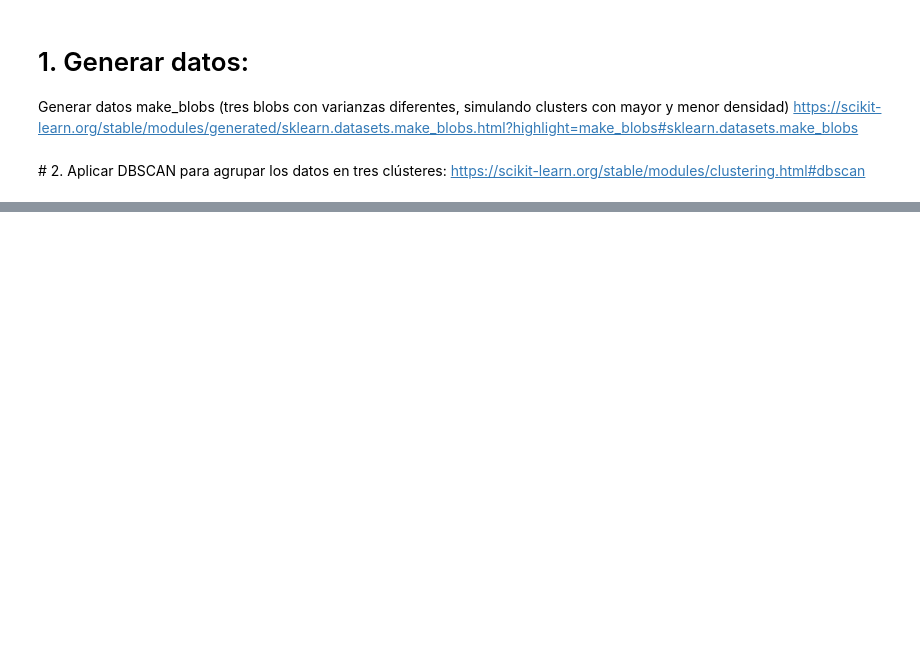
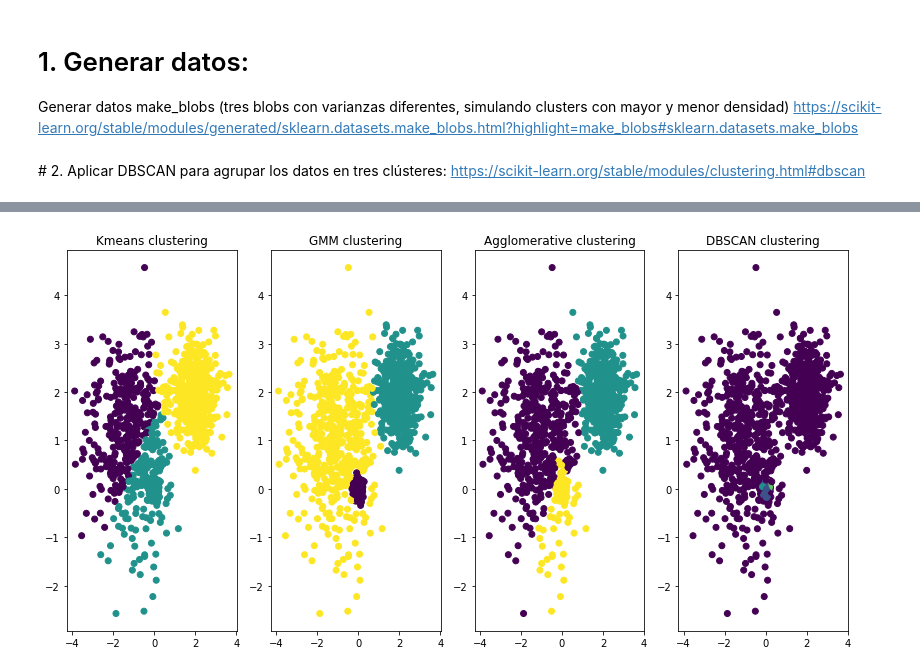
Before and after one commit to raulbenitez/postgrau_IML_exploratory, a Jupyter notebook: CLUSTERING/DBSCAN_make_blobs.ipynb, the cells around one changed output, grey strips where cells are left out. Drawn from its saved outputs; the diff is of its cells as text; code cells hidden in the pictures; blank space fills up the shorter version.

```diff
--- a/CLUSTERING/DBSCAN_make_blobs.ipynb
+++ b/CLUSTERING/DBSCAN_make_blobs.ipynb
@@ -9,0 +60,21 @@ https://scikit-learn.org/stable/modules/clustering.html#dbscan
+# %%
+fig = plt.figure(figsize=(14,7))
+
+ax0 = plt.subplot(1,4,1)
+plt.scatter(X[:, 0], X[:, 1], c=clust_kmeans)
+plt.title("Kmeans clustering")
+
+ax1 = plt.subplot(1,4,2)
+plt.scatter(X[:, 0], X[:, 1], c=clust_gmm)
+plt.title("GMM clustering")
+
+ax2 = plt.subplot(1,4,3)
+plt.scatter(X[:, 0], X[:, 1], c=clust_agg)
+plt.title("Agglomerative clustering")
+
+ax3 = plt.subplot(1,4,4)
+plt.scatter(X[:, 0], X[:, 1], c=labels_db)
+plt.title("DBSCAN clustering")
+plt.show()
+# %% [output]
+[figure, added]
```
Also changed, not shown: parts of 5 cells of this notebook.
